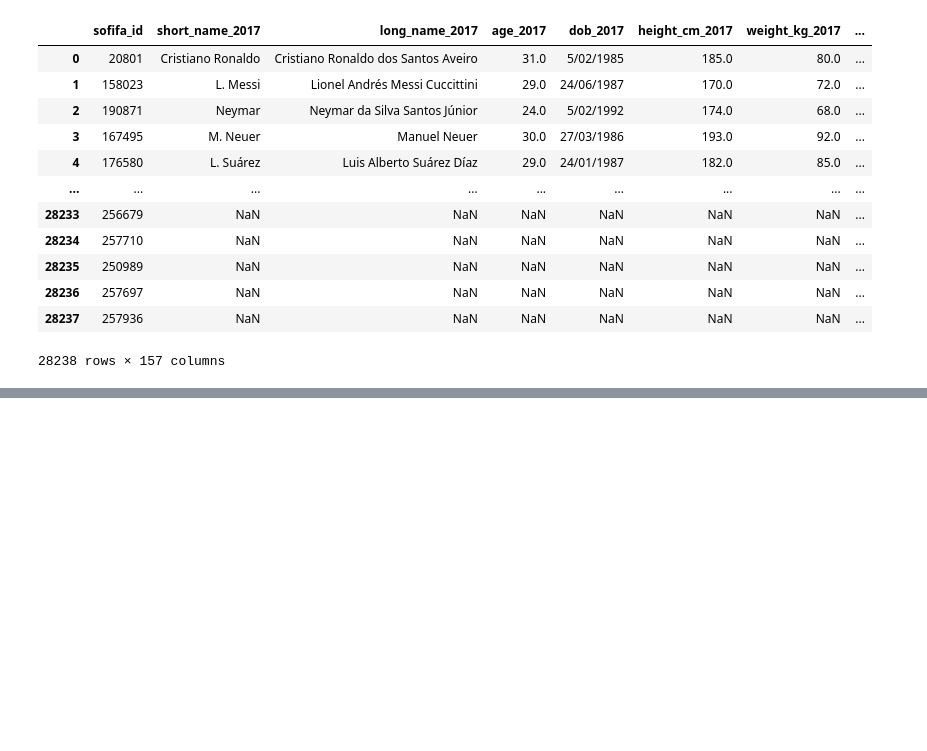
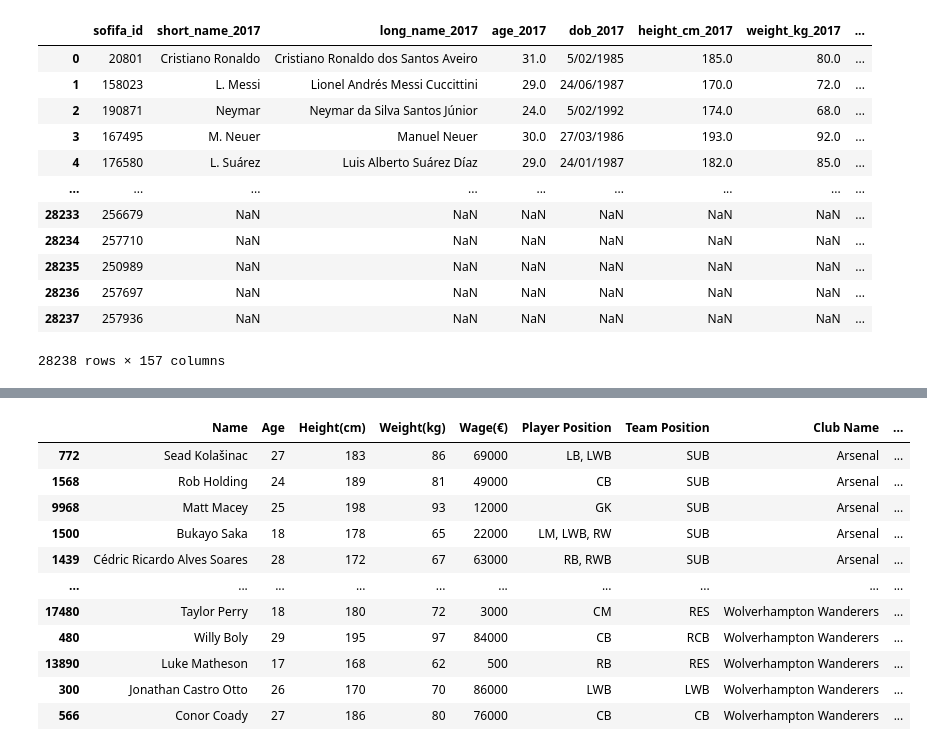
Before and after one commit to Misscoffeecassie/Group-2, a Jupyter notebook: Project_1_Group_2_FIFA_Players.ipynb, the cells around one changed output, grey strips where cells are left out. Cells and saved outputs as stored; diff of their text form; code cells hidden in the pictures; blank space fills up the shorter version.

```diff
--- a/Project_1_Group_2_FIFA_Players.ipynb
+++ b/Project_1_Group_2_FIFA_Players.ipynb
@@ -17,6 +17,8 @@ import pandas as pd
 import numpy as np
 import scipy.stats as st
 from scipy.stats import linregress
+
+pd.options.display.max_columns = 157
 
 # FIFA data files
 FIFA_players_2017_path = "./data/players_17.csv"
@@ -27,7 +29,7 @@ FIFA_players_2017_metadata = pd.read_csv(FIFA_players_2017_path)
 FIFA_players_2021_metadata = pd.read_csv(FIFA_players_2021_path)
 
 # Combine the data into a single dataset
-combined_original_data_df = pd.merge(FIFA_players_2017_metadata, FIFA_players_2021_metadata, on = "sofifa_id", how = "outer", suffixes =("_2017","_2021"))
+combined_original_data_df = pd.merge(FIFA_players_2017_metadata, FIFA_players_2021_metadata, how = "outer", on = 'sofifa_id', suffixes = ("_2017","_2021"))
 
 # Display the data table for preview
 combined_original_data_df
@@ -47,0 +56,82 @@ combined_original_data_df
+# %%
+import hvplot.pandas
+import shapely
+import warnings
+from shapely.errors import ShapelyDeprecationWarning
+warnings.filterwarnings("ignore", category=ShapelyDeprecationWarning)
+
+clubRank2021 = {'Manchester City': 1,'Manchester United': 2,'Leicester City': 3,'Liverpool': 4,'Chelsea': 5,
+            'West Ham United': 6,'Arsenal': 7,'Leeds United': 8,'Tottenham Hotspur': 9, 'Everton': 10,
+            'Aston Villa': 11,'Crystal Palace': 12,'Newcastle United': 13,'Southampton': 14, 'Wolverhampton Wanderers': 15,
+            'Burnley': 16,'Brighton & Hove Albion': 17,'Sheffield United': 18,'Fulham': 19, 'West Bromwich Albion': 20}
+
+clubLat = {'Manchester City': 53.483135,'Manchester United': 53.463493,'Leicester City': 52.620640,'Liverpool': 53.430759,'Chelsea': 51.481834,
+            'West Ham United': 51.538811,'Arsenal': 51.554867,'Leeds United': 53.777782,'Tottenham Hotspur': 51.604252, 'Everton': 53.438751,
+            'Aston Villa': 52.509090,'Crystal Palace': 51.398338,'Newcastle United': 54.975170,'Southampton': 50.906052, 'Wolverhampton Wanderers': 52.590382,
+            'Burnley': 53.789108,'Brighton & Hove Albion': 50.861782,'Sheffield United': 53.370321,'Fulham': 51.474895, 'West Bromwich Albion': 52.505497978}
+
+clubLong = {'Manchester City': -2.200941,'Manchester United': -2.292279,'Leicester City': -1.142770,'Liverpool': -2.961425,'Chelsea': -0.191390,
+            'West Ham United': -0.017136,'Arsenal': -0.109112,'Leeds United': -1.573049,'Tottenham Hotspur': -0.067007, 'Everton': -2.966681,
+            'Aston Villa': -1.885249,'Crystal Palace': -0.086084,'Newcastle United': -1.622539,'Southampton': -1.391692, 'Wolverhampton Wanderers': -2.130924,
+            'Burnley': -2.230575,'Brighton & Hove Albion': -0.084357,'Sheffield United': -1.470741,'Fulham': -0.22178, 'West Bromwich Albion': -1.9583295}
+
+FIFA_players_2021_metadata['club_rank'] = FIFA_players_2021_metadata['club_name'].apply(lambda x: clubRank2021.get(x))
+FIFA_players_2021_metadata['club_lat'] = FIFA_players_2021_metadata['club_name'].apply(lambda x: clubLat.get(x))
+FIFA_players_2021_metadata['club_long'] = FIFA_players_2021_metadata['club_name'].apply(lambda x: clubLong.get(x))
+
+epl_players = FIFA_players_2021_metadata[FIFA_players_2021_metadata['league_name'] == "English Premier League"]
+
+playerName = epl_players['long_name']
+playerAge = epl_players['age']
+playerHeight = epl_players['height_cm']
+playerWeight = epl_players['weight_kg']
+playerWage = epl_players['wage_eur']
+playerClub = epl_players['club_name']
+playerClubRank = epl_players['club_rank'].astype('int')
+playerClubLat = epl_players['club_lat']
+playerClubLong = epl_players['club_long']
+playerPos = epl_players['player_positions']
+playerTPos = epl_players['team_position']
+playerOverStat = epl_players['overall']
+playerAtck = ((epl_players['attacking_crossing'] + epl_players['attacking_finishing'] + epl_players['attacking_heading_accuracy'] + epl_players['attacking_short_passing'] + epl_players['attacking_volleys']) / 5).round(1)
+playerSkl = ((epl_players['skill_dribbling'] + epl_players['skill_curve'] + epl_players['skill_fk_accuracy'] + epl_players['skill_long_passing'] + epl_players['skill_ball_control']) / 5).round(1)
+playerMve = ((epl_players['movement_acceleration'] + epl_players['movement_sprint_speed'] + epl_players['movement_agility'] + epl_players['movement_reactions'] + epl_players['movement_balance']) / 5).round(1)
+playerPwr = ((epl_players['power_shot_power'] + epl_players['power_jumping'] + epl_players['power_stamina'] + epl_players['power_strength'] + epl_players['power_long_shots']) / 5).round(1)
+playerMty = ((epl_players['mentality_aggression'] + epl_players['mentality_interceptions'] + epl_players['mentality_positioning'] + epl_players['mentality_vision'] + epl_players['mentality_penalties'] + epl_players['mentality_composure']) / 6).round(1)
+playerDfd = ((epl_players['defending_standing_tackle'] + epl_players['defending_sliding_tackle']) / 2).round(1)
+playerGk = ((epl_players['goalkeeping_diving'] + epl_players['goalkeeping_handling'] + epl_players['goalkeeping_kicking'] + epl_players['goalkeeping_positioning'] + epl_players['goalkeeping_reflexes']) / 5).round(1)
+
+clubPlayers = pd.DataFrame({"Name":playerName,
+                            "Age":playerAge,
+                            "Height(cm)":playerHeight,
+                            "Weight(kg)":playerWeight,
+                            "Wage(€)":playerWage,
+                            "Player Position":playerPos,
+                            "Team Position": playerTPos,
+                            "Club Name":playerClub,
+                            "Club Lat":playerClubLat,
+                            "Club Long":playerClubLong,
+                            "Club Rank":playerClubRank,
+                            "Overall":playerOverStat,
+                            "Attacking":playerAtck,
+                            "Skill":playerSkl,
+                            "Movement":playerMve,
+                            "Power":playerPwr,
+                            "Mentality":playerMty,
+                            "Defending":playerDfd,
+                            "Goalkeeping":playerGk}).sort_values(by=['Club Name'])
+
+clubPlayers
+# %% [output]
+|  | Name | Age | Height(cm) | Weight(kg) | Wage(€) | Player Position | Team Position | Club Name | ... |
+| 772 | Sead Kolašinac | 27 | 183 | 86 | 69000 | LB, LWB | SUB | Arsenal | ... |
+| 1568 | Rob Holding | 24 | 189 | 81 | 49000 | CB | SUB | Arsenal | ... |
+| 9968 | Matt Macey | 25 | 198 | 93 | 12000 | GK | SUB | Arsenal | ... |
+| 1500 | Bukayo Saka | 18 | 178 | 65 | 22000 | LM, LWB, RW | SUB | Arsenal | ... |
+| 1439 | Cédric Ricardo Alves Soares | 28 | 172 | 67 | 63000 | RB, RWB | SUB | Arsenal | ... |
+| ... | ... | ... | ... | ... | ... | ... | ... | ... | ... |
+| 17480 | Taylor Perry | 18 | 180 | 72 | 3000 | CM | RES | Wolverhampton Wanderers | ... |
+| 480 | Willy Boly | 29 | 195 | 97 | 84000 | CB | RCB | Wolverhampton Wanderers | ... |
+| 13890 | Luke Matheson | 17 | 168 | 62 | 500 | RB | RES | Wolverhampton Wanderers | ... |
+| 300 | Jonathan Castro Otto | 26 | 170 | 70 | 86000 | LWB | LWB | Wolverhampton Wanderers | ... |
+| 566 | Conor Coady | 27 | 186 | 80 | 76000 | CB | CB | Wolverhampton Wanderers | ... |
```
Also changed, not shown: parts of 8 cells of this notebook, 3 other files.
